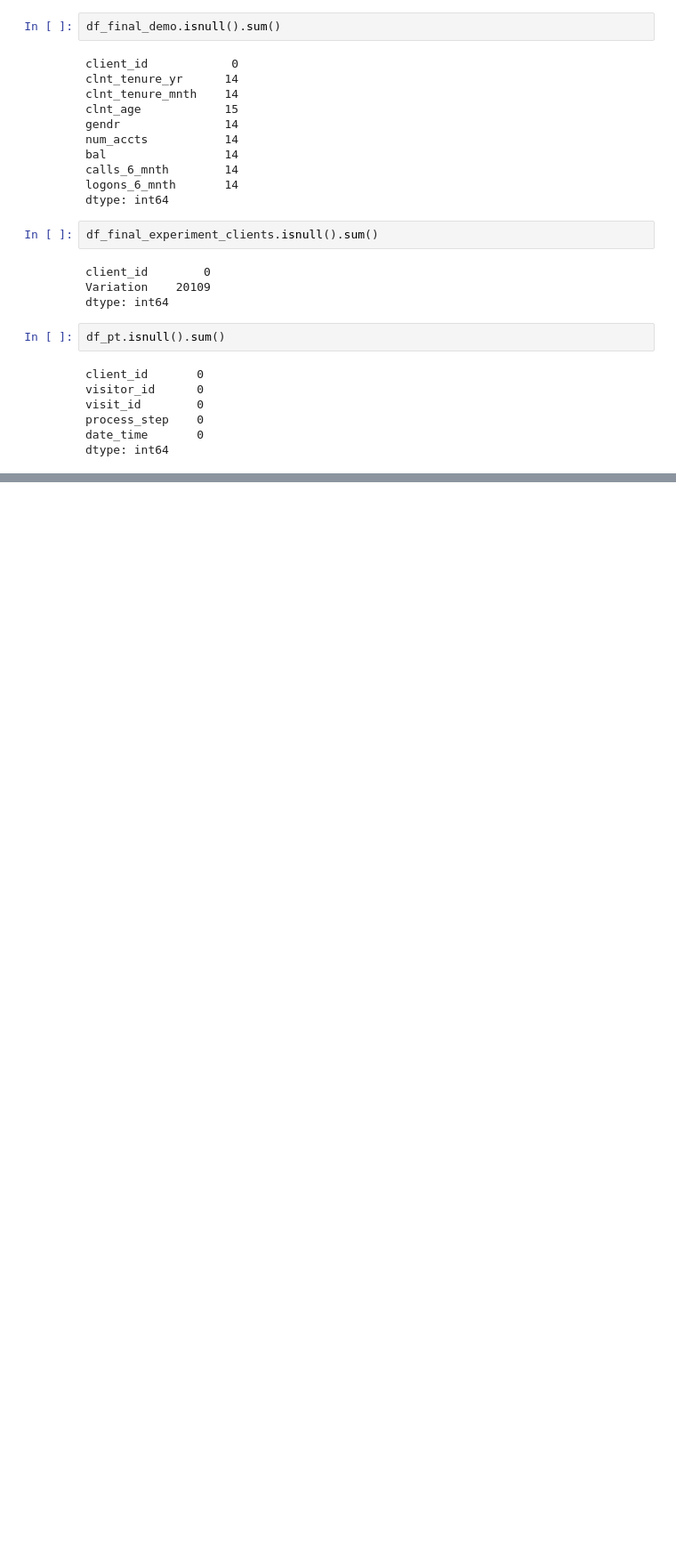
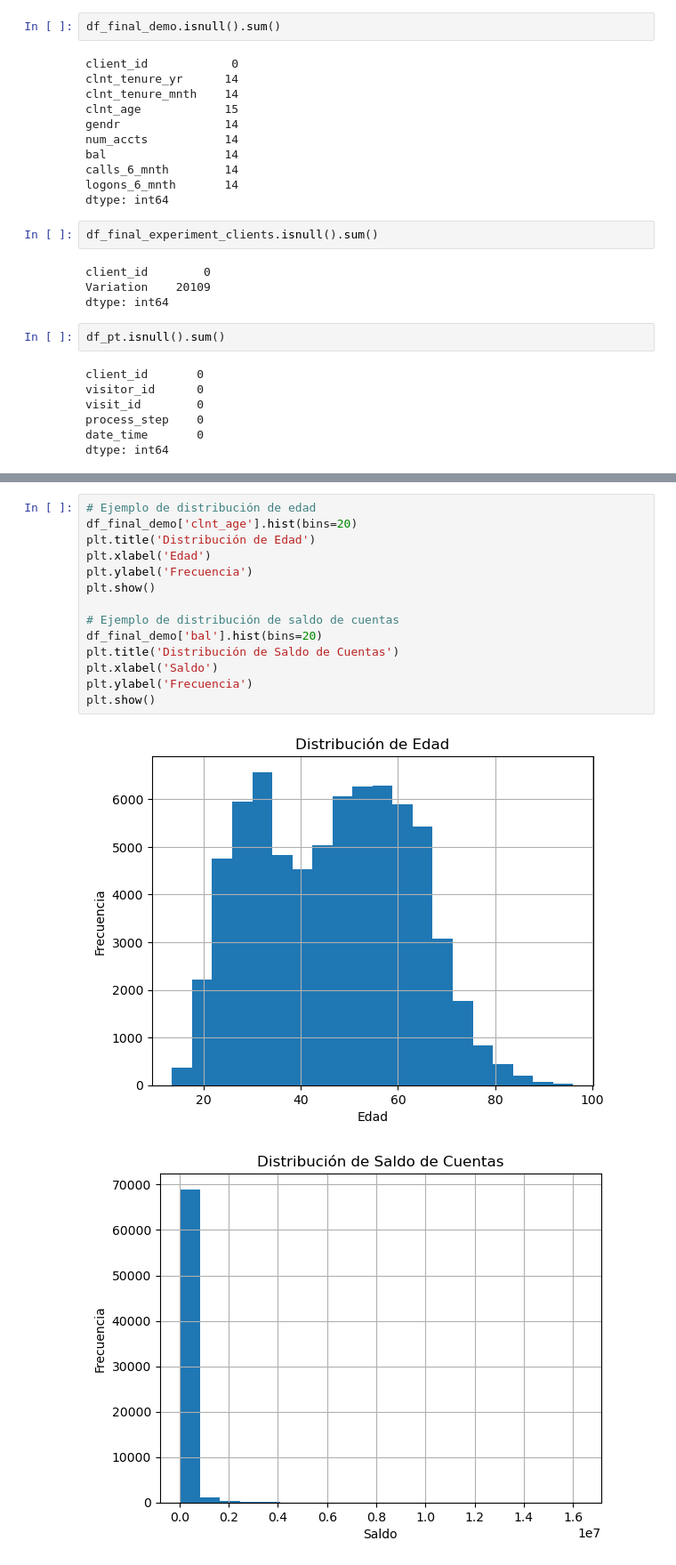
Before and after one commit to adrianlardies/vanguard-ab-test, a Jupyter notebook: main.ipynb, the cells around one changed output, grey strips where cells are left out. Shown: that part at 89% size. Saved outputs shown, nothing was run; the diff lists cells and outputs as text; blank space fills up the shorter version.

```diff
--- a/main.ipynb
+++ b/main.ipynb
@@ -205,0 +209,17 @@ dtype: int64
+# %%
+# Ejemplo de distribución de edad
+df_final_demo['clnt_age'].hist(bins=20)
+plt.title('Distribución de Edad')
+plt.xlabel('Edad')
+plt.ylabel('Frecuencia')
+plt.show()
+
+# Ejemplo de distribución de saldo de cuentas
+df_final_demo['bal'].hist(bins=20)
+plt.title('Distribución de Saldo de Cuentas')
+plt.xlabel('Saldo')
+plt.ylabel('Frecuencia')
+plt.show()
+# %% [output]
+[figure, added]
+[figure, added]
```
Also changed, not shown: parts of 52 cells of this notebook.
